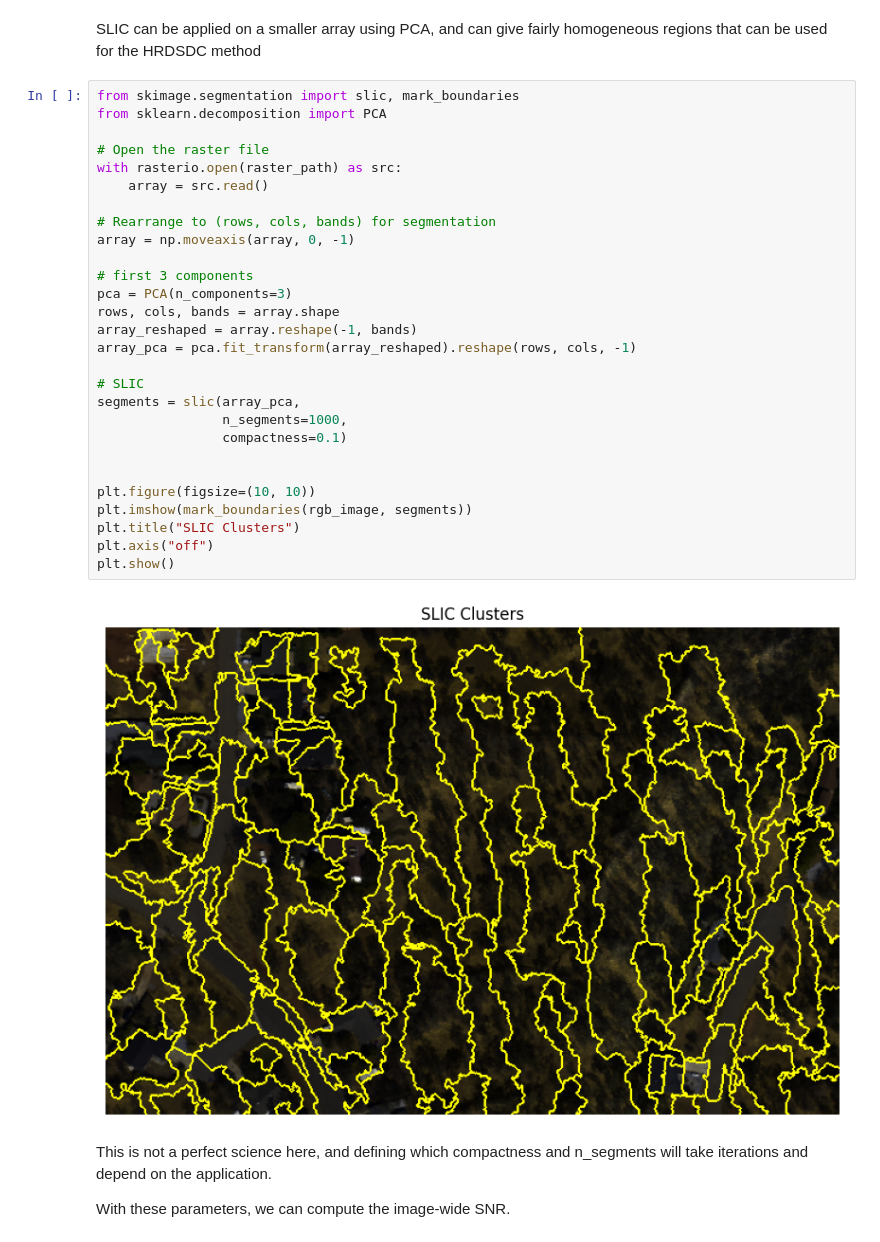
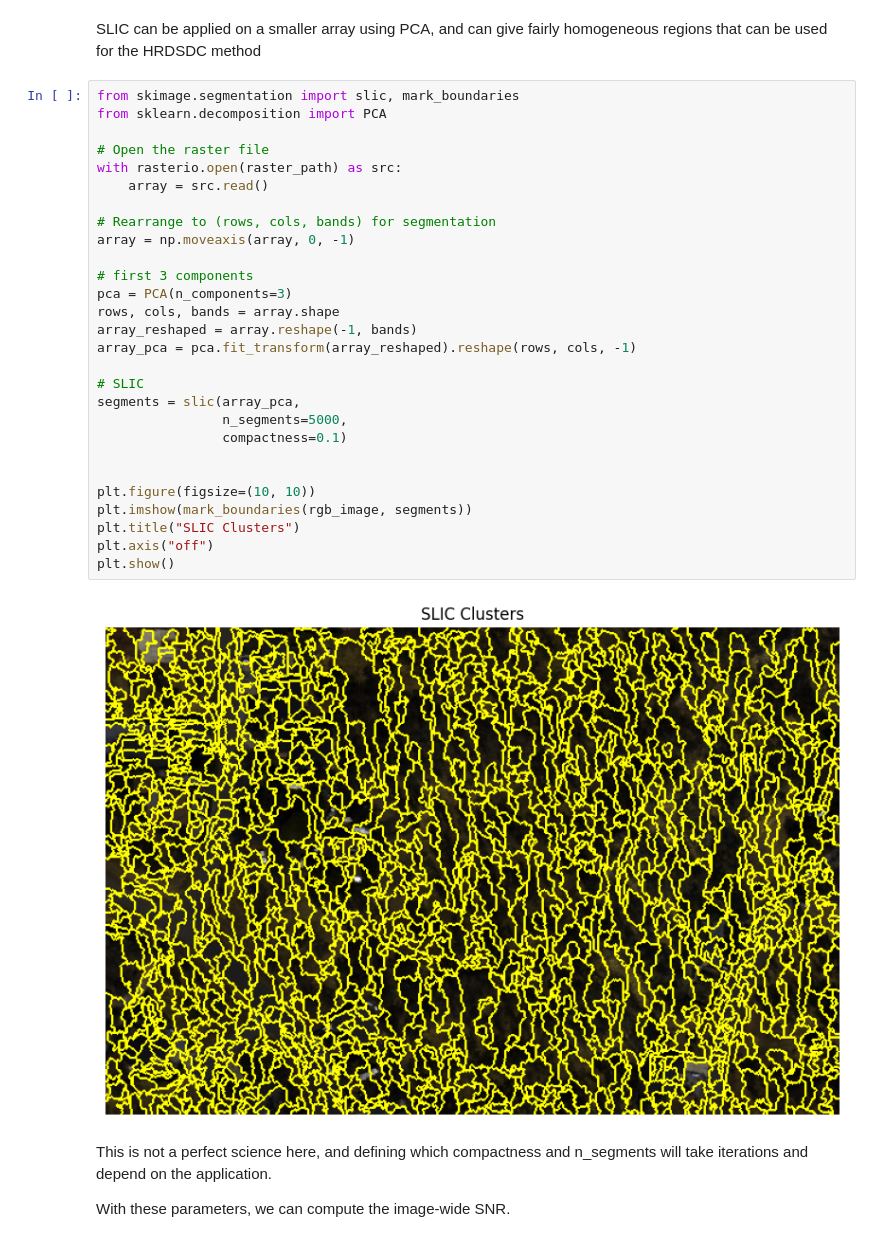
Before and after one commit to brentwilder/HyperQuest, a Jupyter notebook: tutorials/example_using_airborne_data.ipynb, the cells around one changed output. Saved outputs shown, nothing was run; the diff lists cells and outputs as text.

```diff
--- a/tutorials/example_using_airborne_data.ipynb
+++ b/tutorials/example_using_airborne_data.ipynb
@@ -35,33 +35,33 @@ SLIC can be applied on a smaller array using PCA, and can give fairly homogeneou
 # %%
 from skimage.segmentation import slic, mark_boundaries
 from sklearn.decomposition import PCA
 
 # Open the raster file
 with rasterio.open(raster_path) as src:
     array = src.read()
 
 # Rearrange to (rows, cols, bands) for segmentation
 array = np.moveaxis(array, 0, -1)
 
 # first 3 components
 pca = PCA(n_components=3)
 rows, cols, bands = array.shape
 array_reshaped = array.reshape(-1, bands)
 array_pca = pca.fit_transform(array_reshaped).reshape(rows, cols, -1)
 
 # SLIC
 segments = slic(array_pca,
-                n_segments=1000,
+                n_segments=5000,
                 compactness=0.1)
 
 
 plt.figure(figsize=(10, 10))
 plt.imshow(mark_boundaries(rgb_image, segments))
 plt.title("SLIC Clusters")
 plt.axis("off")
 plt.show()
 # %% [output]
-[figure, old version]
+[figure, new version]
 # %% [markdown]
 This is not a perfect science here, and defining which compactness and n_segments will take iterations and depend on the application.
 
```
Also changed, not shown: parts of 6 cells of this notebook, 1 other file.
